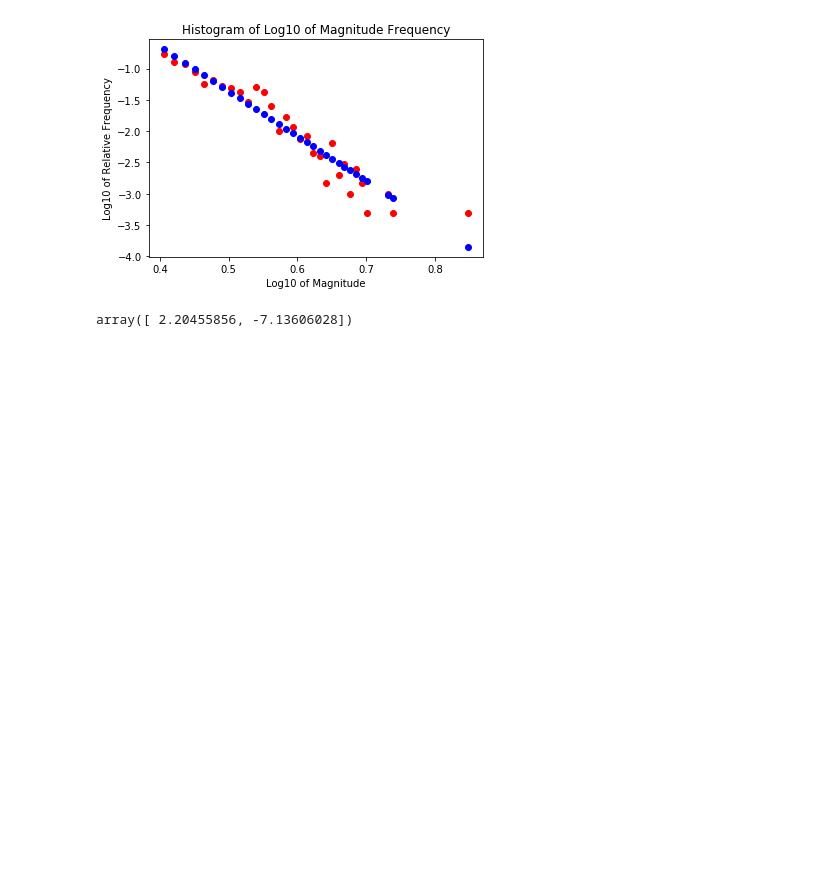
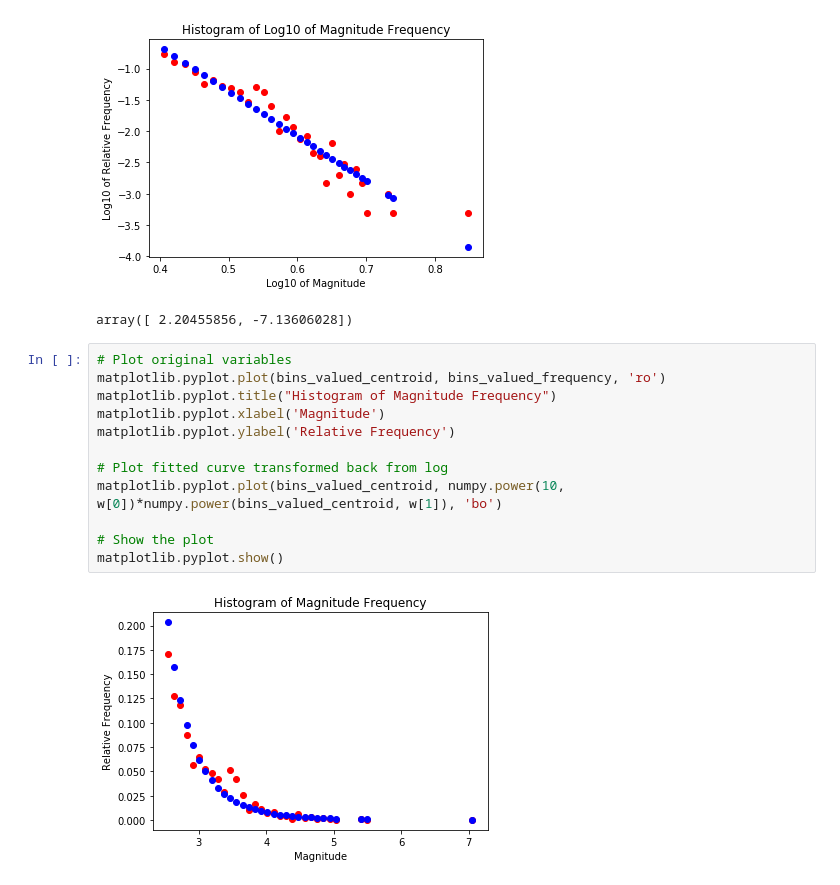
Before and after one commit to UM-CSCI-447-547-Fall-2019/homework-1-silasmt42, a Jupyter notebook: Homework-1.ipynb, the cells around one changed output. Cells and saved outputs as stored; diff of their text form; blank space fills up the shorter version.

```diff
--- a/Homework-1.ipynb
+++ b/Homework-1.ipynb
@@ -120,3 +120,17 @@ w
 # %% [output]
 [figure]
 array([ 2.20455856, -7.13606028])
+# %%
+# Plot original variables
+matplotlib.pyplot.plot(bins_valued_centroid, bins_valued_frequency, 'ro')
+matplotlib.pyplot.title("Histogram of Magnitude Frequency")
+matplotlib.pyplot.xlabel('Magnitude')
+matplotlib.pyplot.ylabel('Relative Frequency')
+
+# Plot fitted curve transformed back from log
+matplotlib.pyplot.plot(bins_valued_centroid, numpy.power(10, w[0])*numpy.power(bins_valued_centroid, w[1]), 'bo')
+
+# Show the plot
+matplotlib.pyplot.show()
+# %% [output]
+[figure, added]
```
